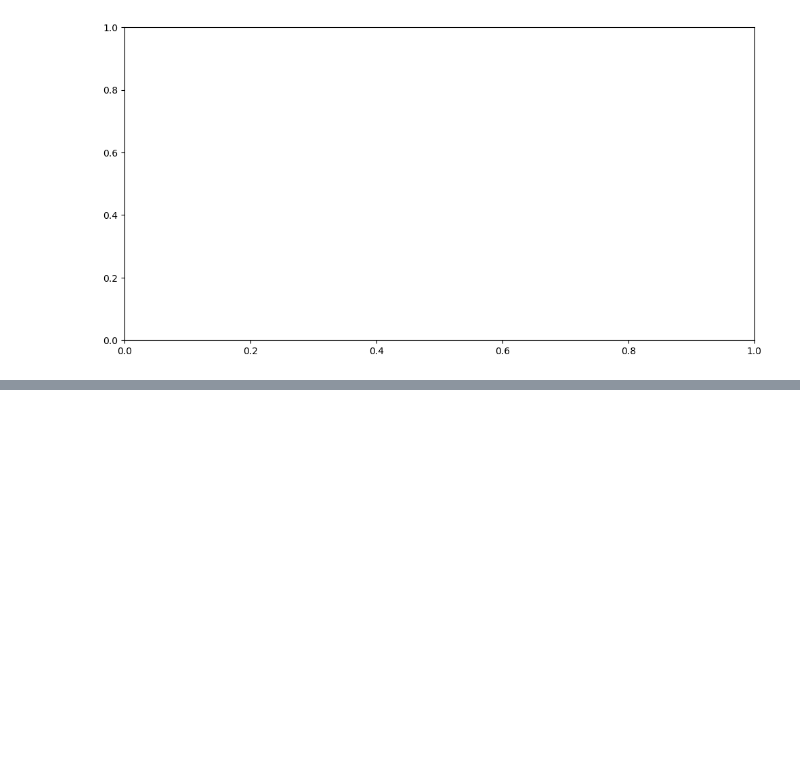
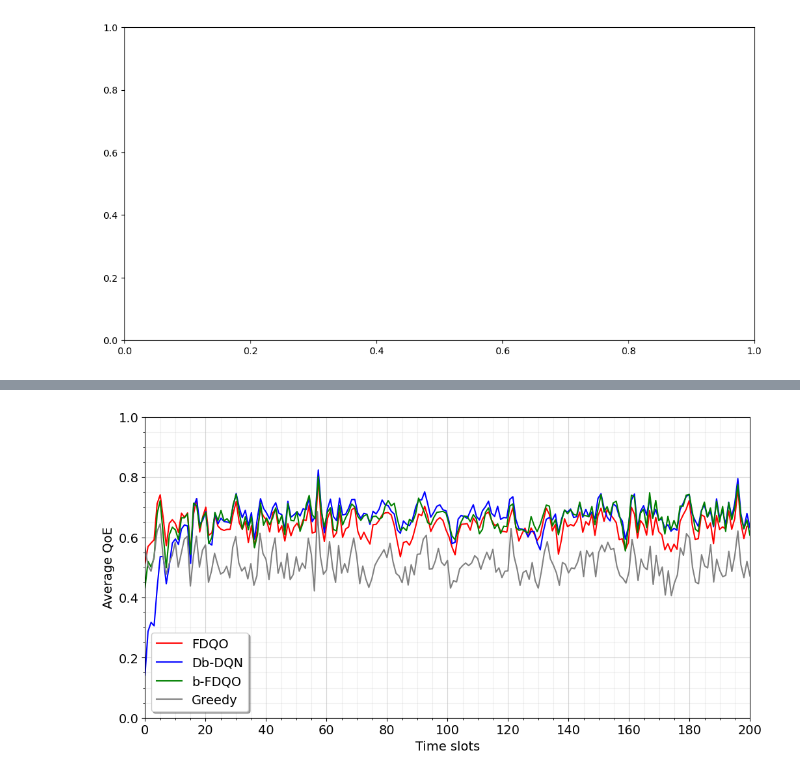
Before and after one commit to Tahuubinh/Offloading_to_Vehicles_2, a Jupyter notebook: Mec_ver4-main/result/Jup_result1.ipynb, the cells around one changed output, grey strips where cells are left out. Saved outputs shown, nothing was run; the diff lists cells and outputs as text; code cells hidden in the pictures; blank space fills up the shorter version.

```diff
--- a/Mec_ver4-main/result/Jup_result1.ipynb
+++ b/Mec_ver4-main/result/Jup_result1.ipynb
@@ -229,0 +235,88 @@ plt.plot([-1,1,2,4], [max(df['Average QoE of the last '+str(200-b)+' time slots'
+# %%
+alg = "Db-DQN_b_0.55_k_0.6_e_0.12"
+datat = pd.read_csv("result1/" + alg + "/"+str(1)+"/cb_5phut.csv").values[:201, 1]
+for i in range(2, 11):
+    datat += pd.read_csv("result1/" + alg + "/"+str(i)+"/cb_5phut.csv").values[:201, 1]
+datat /= 10
+data2 = datat
+
+alg = "b-FDQO_b_0.5_k_0.6_e_0.12"
+datat = pd.read_csv("result1/" + alg + "/"+str(1)+"/cb_5phut.csv").values[:201, 1]
+for i in range(2, 11):
+    datat += pd.read_csv("result1/" + alg + "/"+str(i)+"/cb_5phut.csv").values[:201, 1]
+datat /= 10
+data3 = datat
+# %%
+import numpy as np
+import matplotlib.pyplot as plt
+plt.style.use('default')
+import pandas as pd
+from scipy.interpolate import make_interp_spline
+
+plt.rcParams.update({'font.size': 14})
+plt.rcParams['figure.figsize'] = [12, 6]
+plt.rcParams['figure.dpi'] = 100 # 200 e.g. is really fine, but slower
+fig = plt.figure()
+ax = fig.add_subplot(1, 1, 1)
+
+a = 5
+b = 70
+data1 = pd.read_csv("result1/Ver1_Alg_result/FDQO_5phut_M900_1000_0.9_200steps.csv").values[:201, 1]
+# data2 = pd.read_csv("BDQL_5phut_M900_1000_200steps_gamma_0.9.csv").values[:200, 1]
+# data3 = pd.read_csv("FDQO_5phut_M900_1000_0.9_baseline0.4_g0.5_queue2k.csv").values[:201, 1]
+data4 = pd.read_csv("result1/RGreedy/1/RGreedy_5phut.csv").values[:201, 2]
+number = np.asarray([i for i in range(data1.shape[0])])
+X_Y_Spline = make_interp_spline(number, data1)
+X_ = np.linspace(number.min(), number.max(), 200)
+Y_ = X_Y_Spline(X_)
+ax.plot(X_, Y_, color="red", label = "FDQO")
+Baverage1 = np.average(data1[0:a])
+Waverage1 = np.average(data1[0:200])
+Laverage1 = np.average(data1[b:100])
+
+X_Y_Spline = make_interp_spline(number, data2)
+X_ = np.linspace(number.min(), number.max(), 200)
+Y_ = X_Y_Spline(X_)
+# plt.plot(number, [np.average(data2[a:b])] * data2.shape[0], color="red", linestyle = '--')
+ax.plot(X_, Y_, color="blue", label = "Db-DQN")
+Baverage2 = np.average(data2[0:a])
+Waverage2 = np.average(data2[0:200])
+Laverage2 = np.average(data2[b:100])
+
+X_Y_Spline = make_interp_spline(number, data3)
+X_ = np.linspace(number.min(), number.max(), 200)
+Y_ = X_Y_Spline(X_)
+# plt.plot(number, [np.average(data2[a:b])] * data2.shape[0], color="red", linestyle = '--')
+ax.plot(X_, Y_, color="green", label = "b-FDQO")
+# Baverage7 = np.average(data7[0:a])
+# Waverage7 = np.average(data7[0:100])
+# Laverage7 = np.average(data7[b:100])
+# # plt.plot(number, [np.average(data6[a:b])] * data6.shape[0], color="purple", linestyle = '--')
+ax.plot(number, data4, color="gray", label = "Greedy")
+# Baverage8 = np.average(data8[0:a])
+# Waverage8 = np.average(data8[0:100])
+# Laverage8 = np.average(data8[b:100])
+
+plt.xlabel("Time slots")
+plt.ylabel("Average QoE")
+plt.legend(fancybox=True, shadow=True)
+# plt.xticks(np.arange(0, 101, 5.0))
+# plt.axis([0, 100, 0, 1])
+ax.axis([0, 200, 0, 1])
+major_ticks = np.arange(0, 201, 20)
+minor_ticks = np.arange(0, 201, 5)
+
+ax.set_xticks(major_ticks)
+ax.set_xticks(minor_ticks, minor=True)
+ax.set_yticks(np.arange(0,1.05,0.2))
+ax.set_yticks(np.arange(0,1.05,0.05), minor=True)
+
+ax.grid(which='both')
+
+# Or if you want different settings for the grids:
+ax.grid(which='minor', alpha=0.2)
+ax.grid(which='major', alpha=0.5)
+plt.savefig("../Pictures/bFDQO_vs_others_200tslots_2.pdf")
+plt.show()
+# %% [output]
+[figure, added]
```
Also changed, not shown: parts of 24 cells of this notebook, 28 other files.
